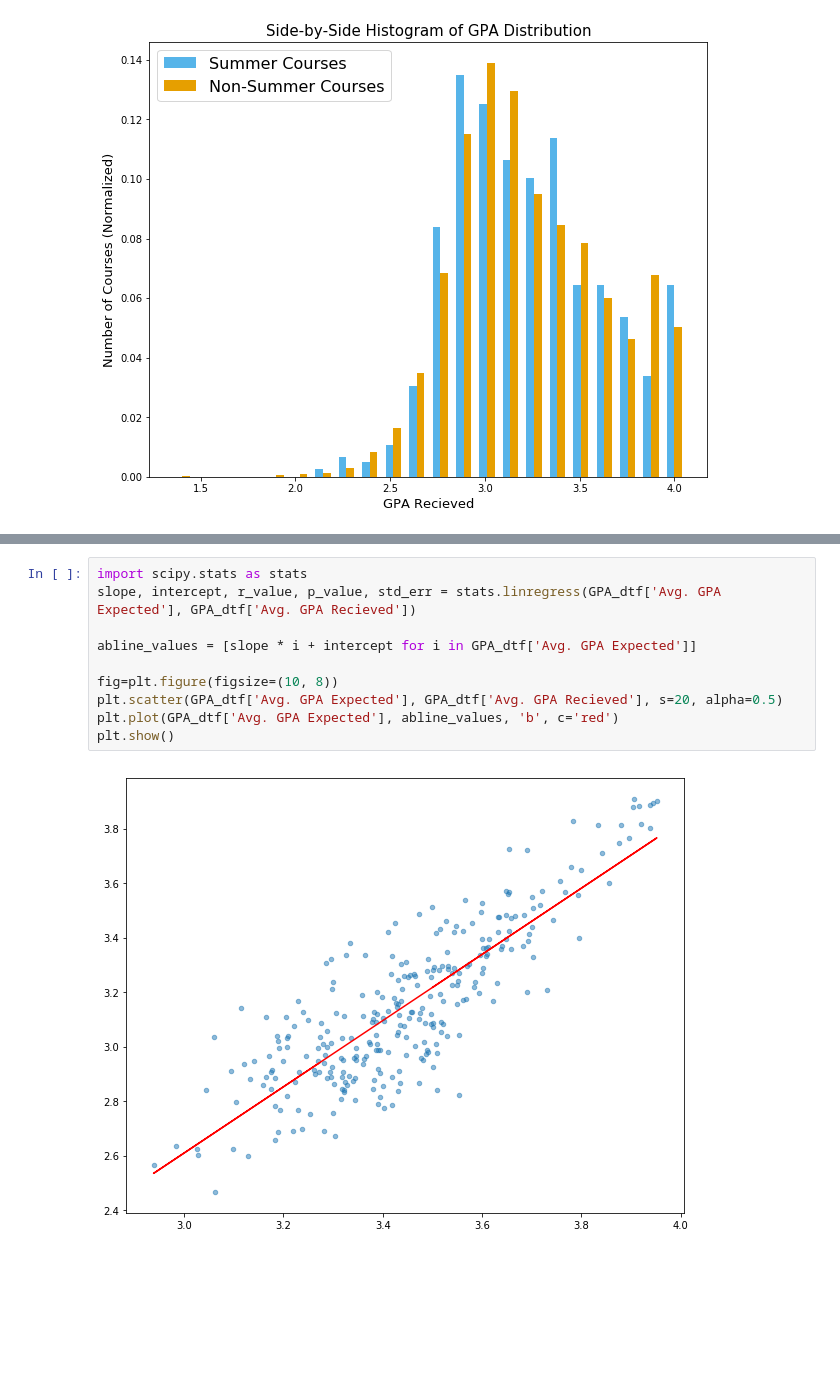
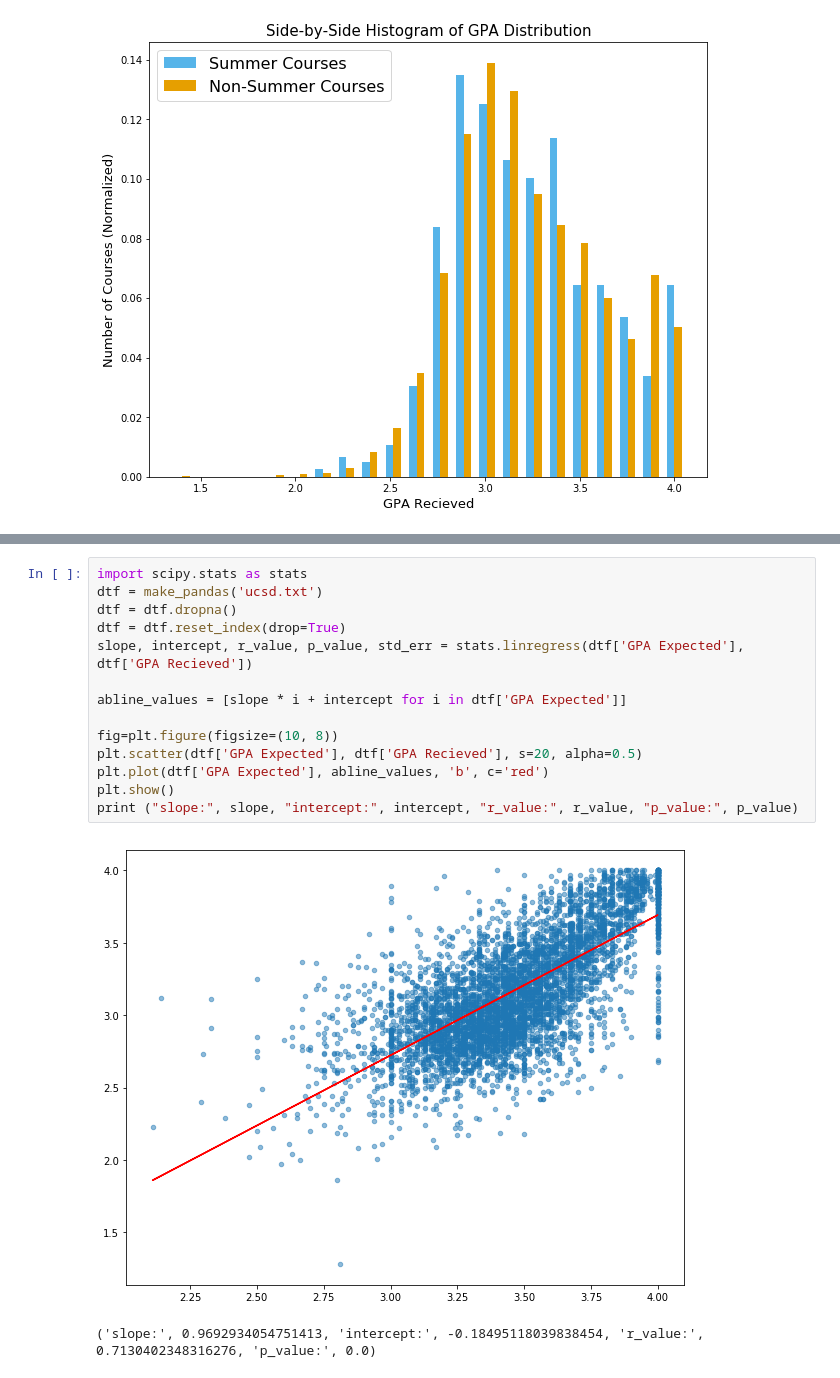
Before and after one commit to alexng1928/ECE143Team6, a Jupyter notebook: GPA Dist and Regression.ipynb, the cells around one changed output, grey strips where cells are left out. Saved outputs shown, nothing was run; the diff lists cells and outputs as text; blank space fills up the shorter version.

```diff
--- a/GPA Dist and Regression.ipynb
+++ b/GPA Dist and Regression.ipynb
@@ -55,12 +85,17 @@ GPA_dtf = pd.DataFrame({'Course Name': names, 'Avg. GPA Expected': expected, 'Av
 # %%
 import scipy.stats as stats
-slope, intercept, r_value, p_value, std_err = stats.linregress(GPA_dtf['Avg. GPA Expected'], GPA_dtf['Avg. GPA Recieved'])
+dtf = make_pandas('ucsd.txt')
+dtf = dtf.dropna()
+dtf = dtf.reset_index(drop=True)
+slope, intercept, r_value, p_value, std_err = stats.linregress(dtf['GPA Expected'], dtf['GPA Recieved'])
 
-abline_values = [slope * i + intercept for i in GPA_dtf['Avg. GPA Expected']]
+abline_values = [slope * i + intercept for i in dtf['GPA Expected']]
 
 fig=plt.figure(figsize=(10, 8))
-plt.scatter(GPA_dtf['Avg. GPA Expected'], GPA_dtf['Avg. GPA Recieved'], s=20, alpha=0.5)
-plt.plot(GPA_dtf['Avg. GPA Expected'], abline_values, 'b', c='red')
+plt.scatter(dtf['GPA Expected'], dtf['GPA Recieved'], s=20, alpha=0.5)
+plt.plot(dtf['GPA Expected'], abline_values, 'b', c='red')
 plt.show()
+print ("slope:", slope, "intercept:", intercept, "r_value:", r_value, "p_value:", p_value)
 # %% [output]
-[figure, old version]
+[figure, new version]
+('slope:', 0.9692934054751413, 'intercept:', -0.18495118039838454, 'r_value:', 0.7130402348316276, 'p_value:', 0.0)
```
Also changed, not shown: parts of 5 cells of this notebook, 1 other file.
